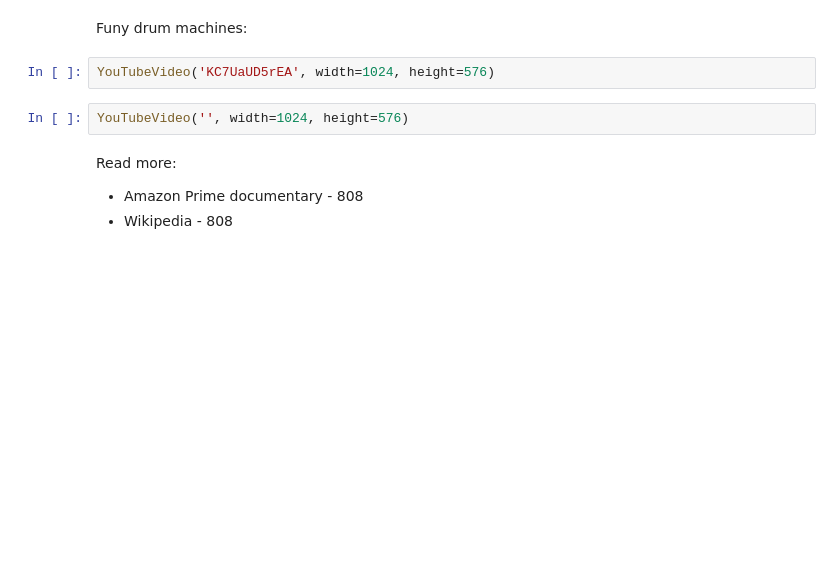
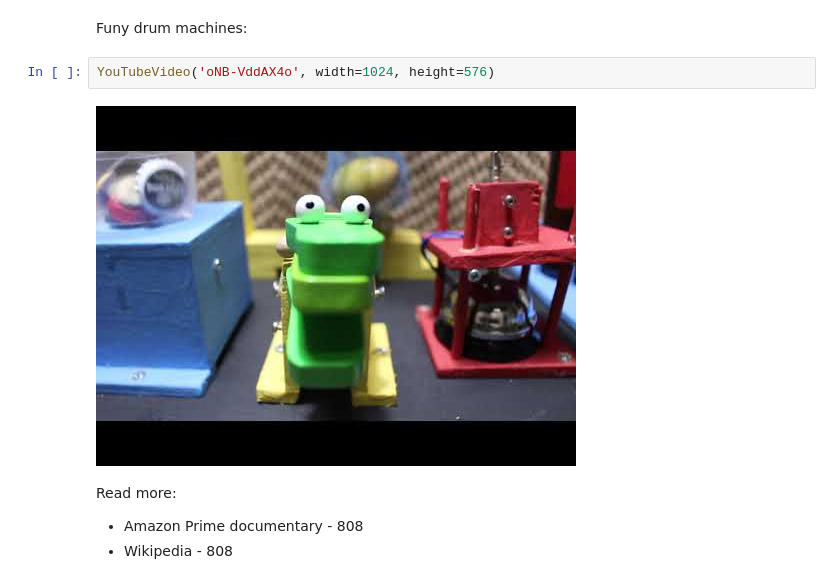
Before and after one commit to flowidcom/pytorials, a Jupyter notebook: pt12-drum-machine/DrumMachine-TR808.ipynb, the cells around one changed output. Cells and saved outputs as stored; diff of their text form; blank space fills up the shorter version.

```diff
--- a/pt12-drum-machine/DrumMachine-TR808.ipynb
+++ b/pt12-drum-machine/DrumMachine-TR808.ipynb
@@ -24,9 +24,9 @@ YouTubeVideo('KC7UaUD5rEA', width=1024, height=576)
 # %% [markdown]
 Funy drum machines:
 # %%
-YouTubeVideo('KC7UaUD5rEA', width=1024, height=576)
+YouTubeVideo('oNB-VddAX4o', width=1024, height=576)
+# %% [output]
+[figure, added]
-# %%
-YouTubeVideo('', width=1024, height=576)
 # %% [markdown]
 Read more:
 * Amazon Prime documentary - 808
```
